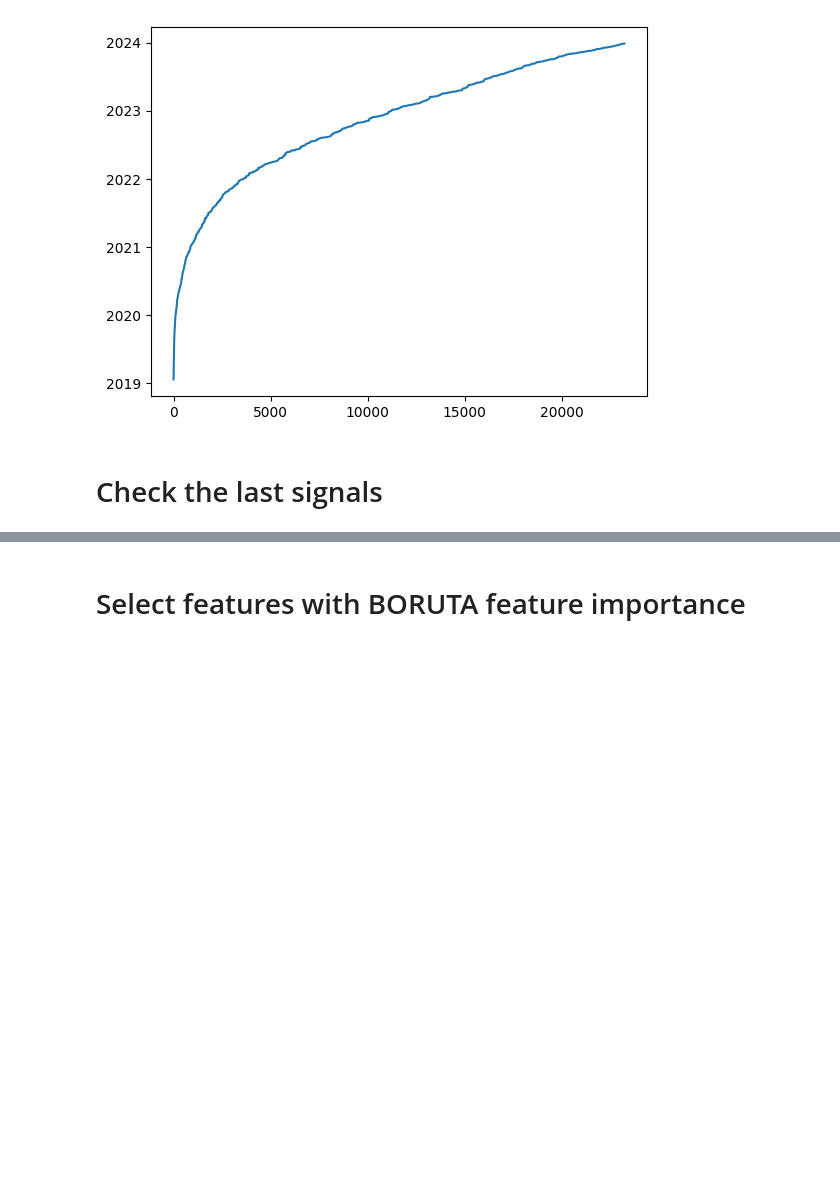
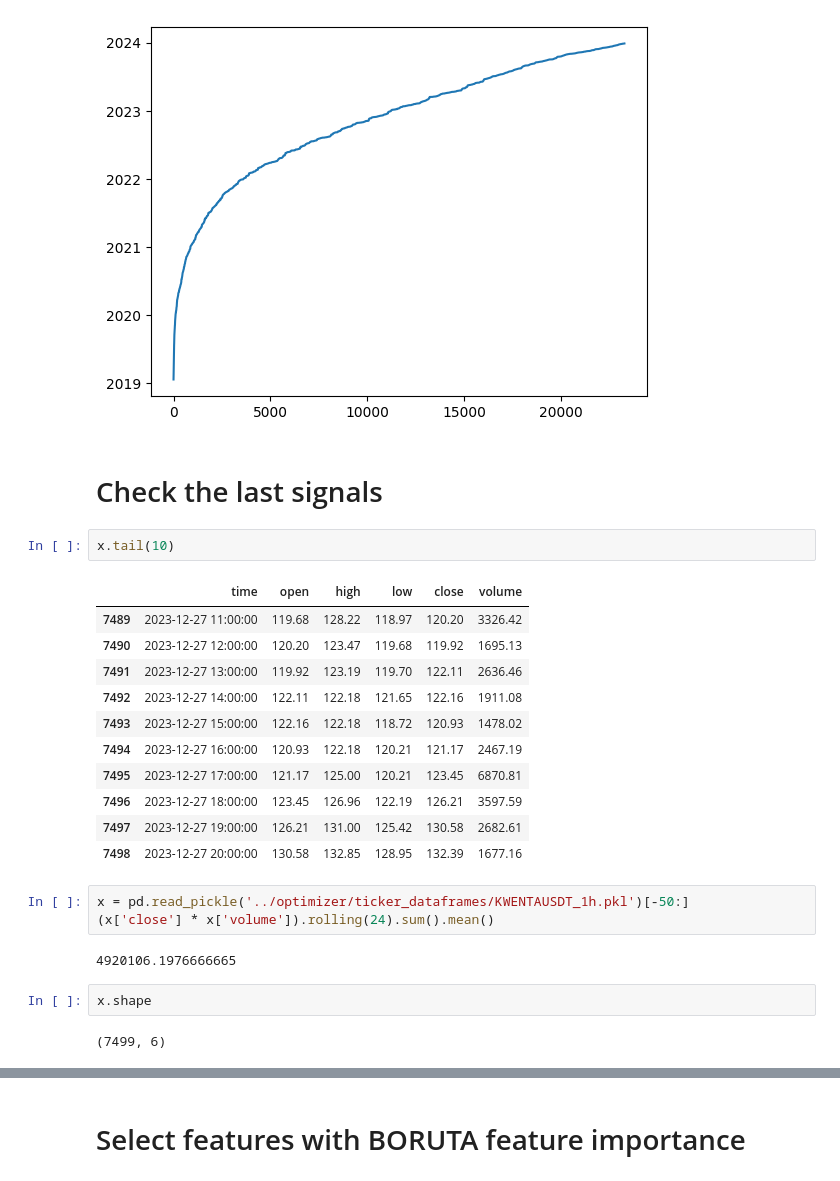
Before and after one commit to beatwad/sigbot, a Jupyter notebook: sigbot/ml/train_model.ipynb, the cells around one changed output, grey strips where cells are left out. Drawn from its saved outputs; the diff is of its cells as text; blank space fills up the shorter version.

```diff
--- a/sigbot/ml/train_model.ipynb
+++ b/sigbot/ml/train_model.ipynb
@@ -598,4 +561,27 @@ df['time'].plot()
 [figure]
 # %% [markdown]
 # Check the last signals
+# %%
+x.tail(10)
+# %% [output]
+|  | time | open | high | low | close | volume |
+| 7489 | 2023-12-27 11:00:00 | 119.68 | 128.22 | 118.97 | 120.20 | 3326.42 |
+| 7490 | 2023-12-27 12:00:00 | 120.20 | 123.47 | 119.68 | 119.92 | 1695.13 |
+| 7491 | 2023-12-27 13:00:00 | 119.92 | 123.19 | 119.70 | 122.11 | 2636.46 |
+| 7492 | 2023-12-27 14:00:00 | 122.11 | 122.18 | 121.65 | 122.16 | 1911.08 |
+| 7493 | 2023-12-27 15:00:00 | 122.16 | 122.18 | 118.72 | 120.93 | 1478.02 |
+| 7494 | 2023-12-27 16:00:00 | 120.93 | 122.18 | 120.21 | 121.17 | 2467.19 |
+| 7495 | 2023-12-27 17:00:00 | 121.17 | 125.00 | 120.21 | 123.45 | 6870.81 |
+| 7496 | 2023-12-27 18:00:00 | 123.45 | 126.96 | 122.19 | 126.21 | 3597.59 |
+| 7497 | 2023-12-27 19:00:00 | 126.21 | 131.00 | 125.42 | 130.58 | 2682.61 |
+| 7498 | 2023-12-27 20:00:00 | 130.58 | 132.85 | 128.95 | 132.39 | 1677.16 |
+# %%
+x = pd.read_pickle('../optimizer/ticker_dataframes/KWENTAUSDT_1h.pkl')[-50:]
+(x['close'] * x['volume']).rolling(24).sum().mean()
+# %% [output]
+4920106.1976666665
+# %%
+x.shape
+# %% [output]
+(7499, 6)
 # %%
```
Also changed, not shown: parts of 13 cells of this notebook, 8 other files.
